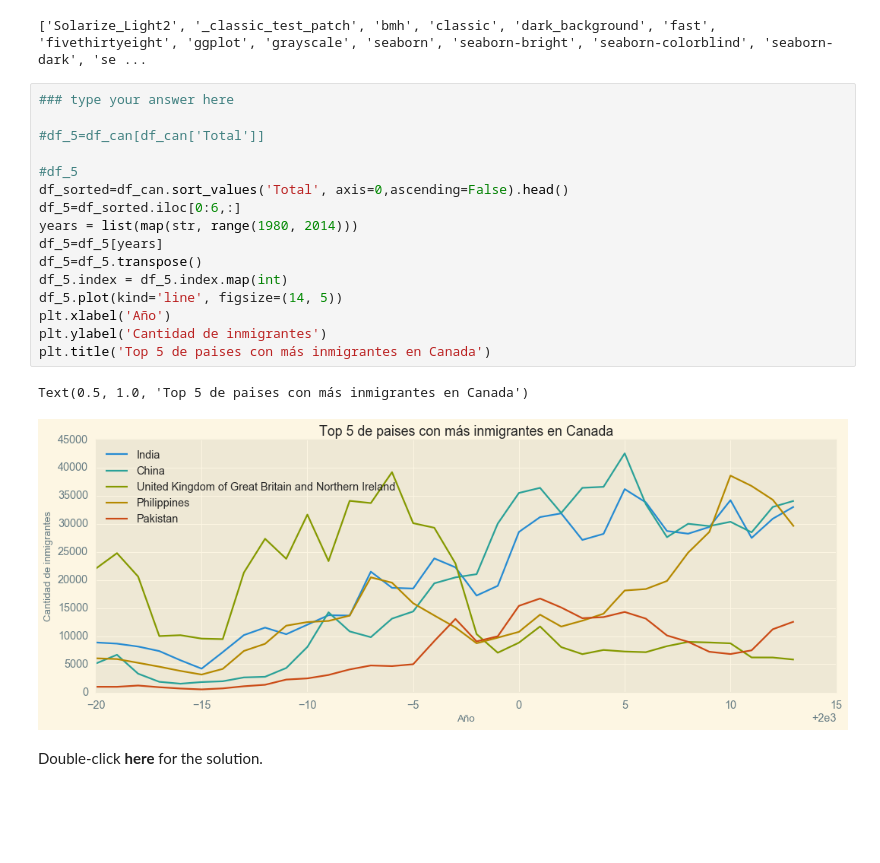
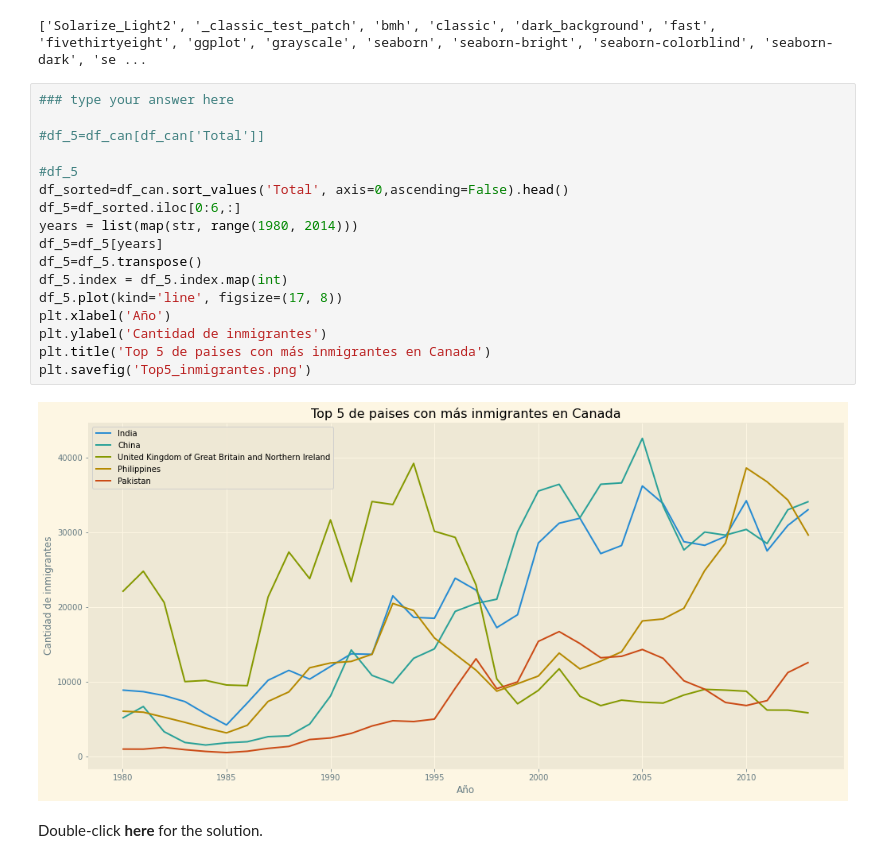
Before and after one commit to Carlosriosch/IBM-Data-Science, a Jupyter notebook: Data Visualization with Python/w1/DV0101EN-1-1-1-Introduction-to-Matplotlib-and-Line-Plots-py-v2.0.ipynb, the cells around one changed output. Cells and saved outputs as stored; diff of their text form; blank space fills up the shorter version.

Commit message:
Final, plots and maps.

```diff
--- a/Data Visualization with Python/w1/DV0101EN-1-1-1-Introduction-to-Matplotlib-and-Line-Plots-py-v2.0.ipynb
+++ b/Data Visualization with Python/w1/DV0101EN-1-1-1-Introduction-to-Matplotlib-and-Line-Plots-py-v2.0.ipynb
@@ -737,22 +737,22 @@ mpl.style.use([plt.style.available[0]]) # optional: for ggplot-like style
 # %%
 ### type your answer here
 
 #df_5=df_can[df_can['Total']]
 
 #df_5
 df_sorted=df_can.sort_values('Total', axis=0,ascending=False).head()
 df_5=df_sorted.iloc[0:6,:]
 years = list(map(str, range(1980, 2014)))
 df_5=df_5[years]
 df_5=df_5.transpose()
 df_5.index = df_5.index.map(int)
-df_5.plot(kind='line', figsize=(14, 5))
+df_5.plot(kind='line', figsize=(17, 8))
 plt.xlabel('Año')
 plt.ylabel('Cantidad de inmigrantes')
 plt.title('Top 5 de paises con más inmigrantes en Canada')
+plt.savefig('Top5_inmigrantes.png')
 # %% [output]
-Text(0.5, 1.0, 'Top 5 de paises con más inmigrantes en Canada')
-[figure, old version]
+[figure, new version]
 # %% [markdown]
 Double-click __here__ for the solution.
 <!-- The correct answer is:
```
Also changed, not shown: parts of 1 cell of this notebook, 29 other files.
